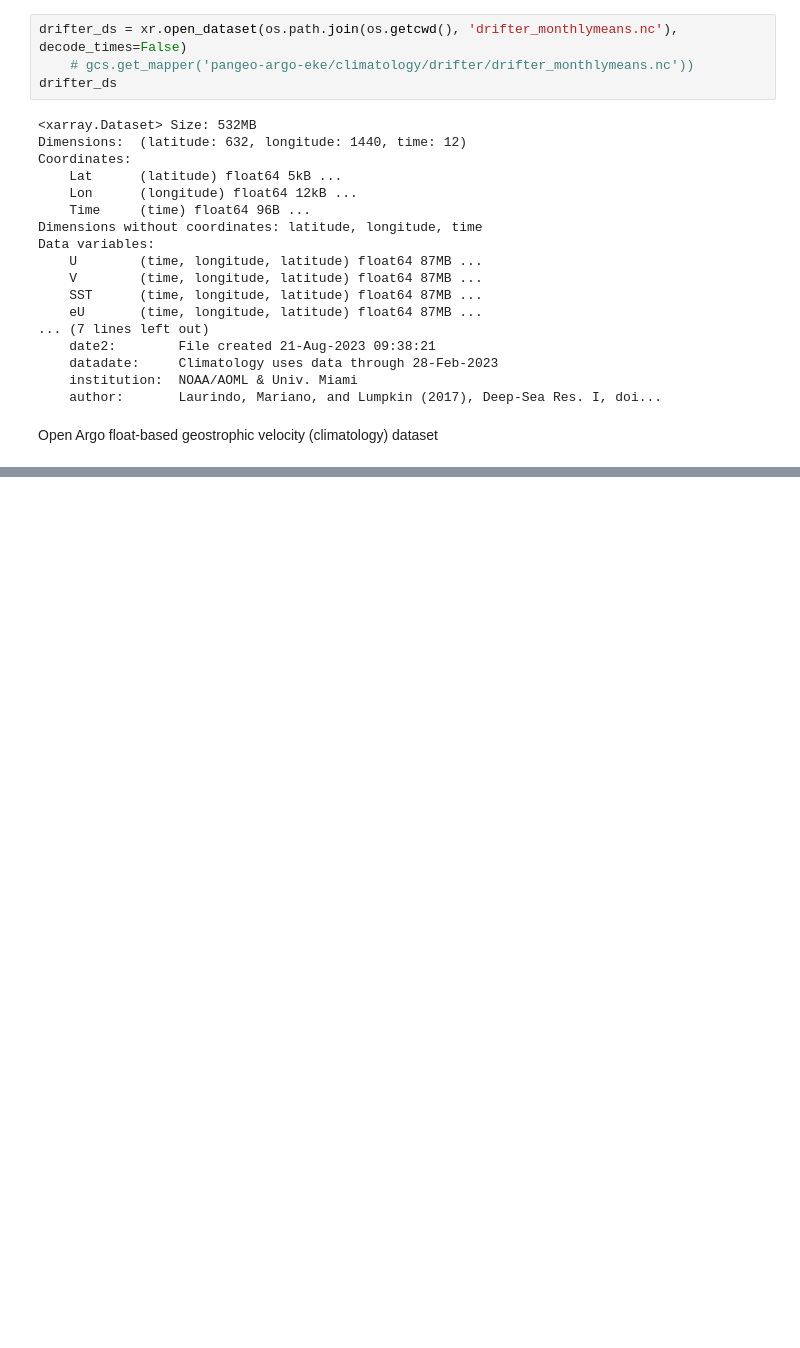
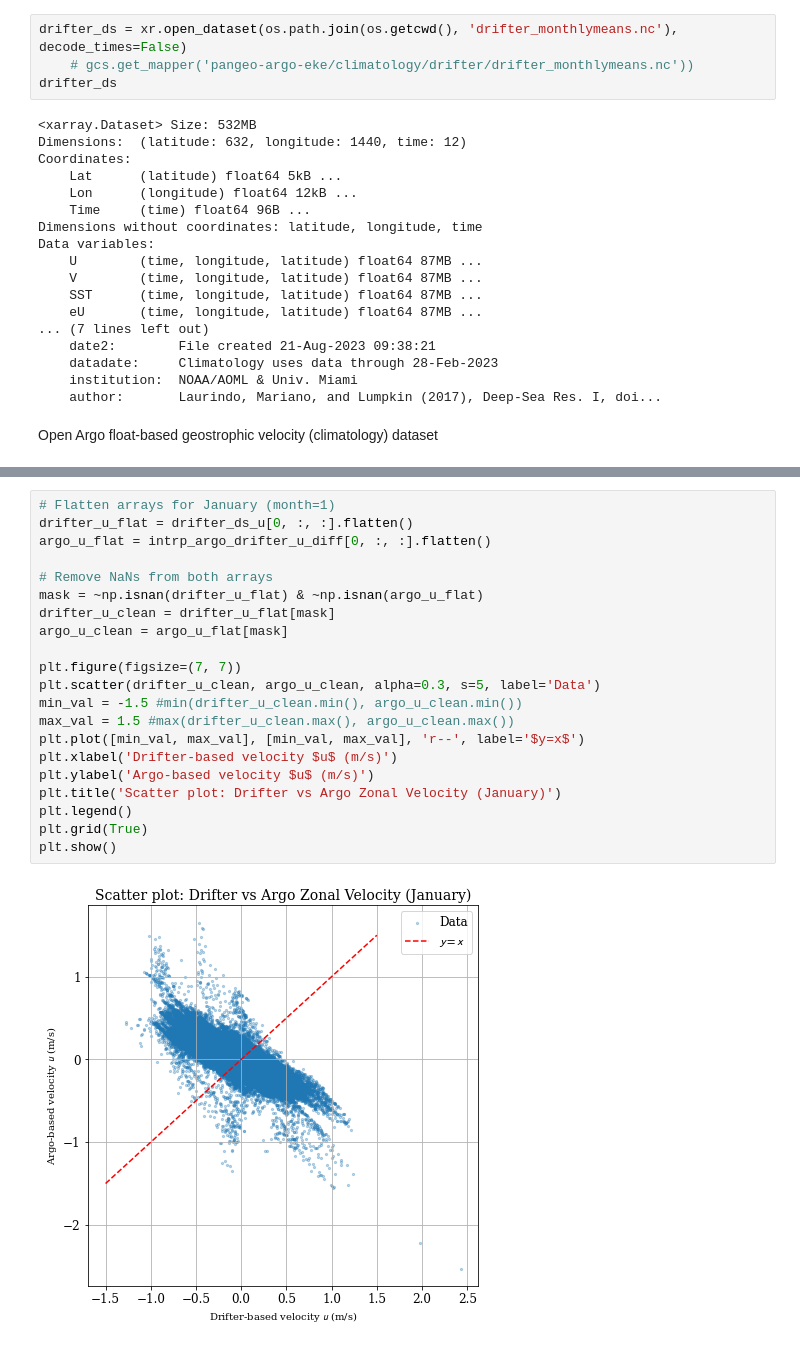
Before and after one commit to annabelwade/aies-argo, a Jupyter notebook: compare_drifter_argo_climatology.ipynb, the cells around one changed output, grey strips where cells are left out. Drawn from its saved outputs; the diff is of its cells as text; blank space fills up the shorter version.

```diff
--- a/compare_drifter_argo_climatology.ipynb
+++ b/compare_drifter_argo_climatology.ipynb
@@ -157,0 +281,23 @@ def subsample_argo_to_drifter(argo_ds, drifter_ds):
+# %%
+# Flatten arrays for January (month=1)
+drifter_u_flat = drifter_ds_u[0, :, :].flatten()
+argo_u_flat = intrp_argo_drifter_u_diff[0, :, :].flatten()
+
+# Remove NaNs from both arrays
+mask = ~np.isnan(drifter_u_flat) & ~np.isnan(argo_u_flat)
+drifter_u_clean = drifter_u_flat[mask]
+argo_u_clean = argo_u_flat[mask]
+
+plt.figure(figsize=(7, 7))
+plt.scatter(drifter_u_clean, argo_u_clean, alpha=0.3, s=5, label='Data')
+min_val = -1.5 #min(drifter_u_clean.min(), argo_u_clean.min())
+max_val = 1.5 #max(drifter_u_clean.max(), argo_u_clean.max())
+plt.plot([min_val, max_val], [min_val, max_val], 'r--', label='$y=x$')
+plt.xlabel('Drifter-based velocity $u$ (m/s)')
+plt.ylabel('Argo-based velocity $u$ (m/s)')
+plt.title('Scatter plot: Drifter vs Argo Zonal Velocity (January)')
+plt.legend()
+plt.grid(True)
+plt.show()
+# %% [output]
+[figure, added]
```
Also changed, not shown: parts of 24 cells of this notebook.
